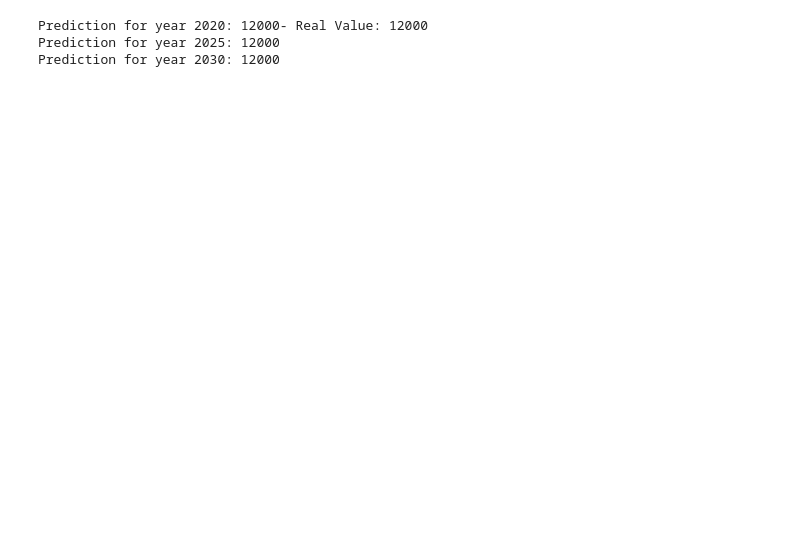
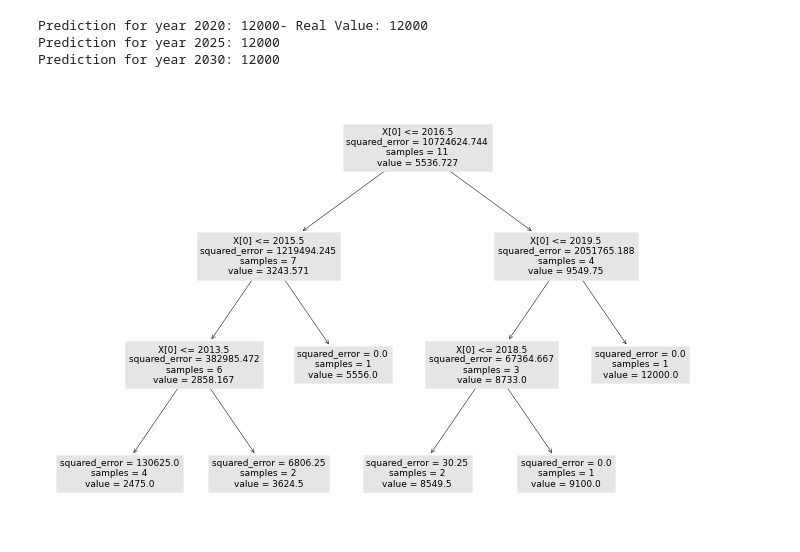
Before and after one commit to sebastian-sl/Basics, a Jupyter notebook: 01 DATA SCIENCE/ML/SKLEARN/1.1 Supervised - Regression.ipynb, the cells around one changed output. Drawn from its saved outputs; the diff is of its cells as text; code cells hidden in the pictures; blank space fills up the shorter version.

```diff
--- a/01 DATA SCIENCE/ML/SKLEARN/1.1 Supervised - Regression.ipynb
+++ b/01 DATA SCIENCE/ML/SKLEARN/1.1 Supervised - Regression.ipynb
@@ -120,3 +120,9 @@ for number in [2020, 2025, 2030]:
 Prediction for year 2020: 12000- Real Value: 12000
 Prediction for year 2025: 12000
 Prediction for year 2030: 12000
+# %%
+fig, ax = plt.subplots(figsize=(12, 8))
+plot_tree(regressor, ax = ax);
+plt.show()
+# %% [output]
+[figure, added]
```
Also changed, not shown: parts of 1 cell of this notebook.
